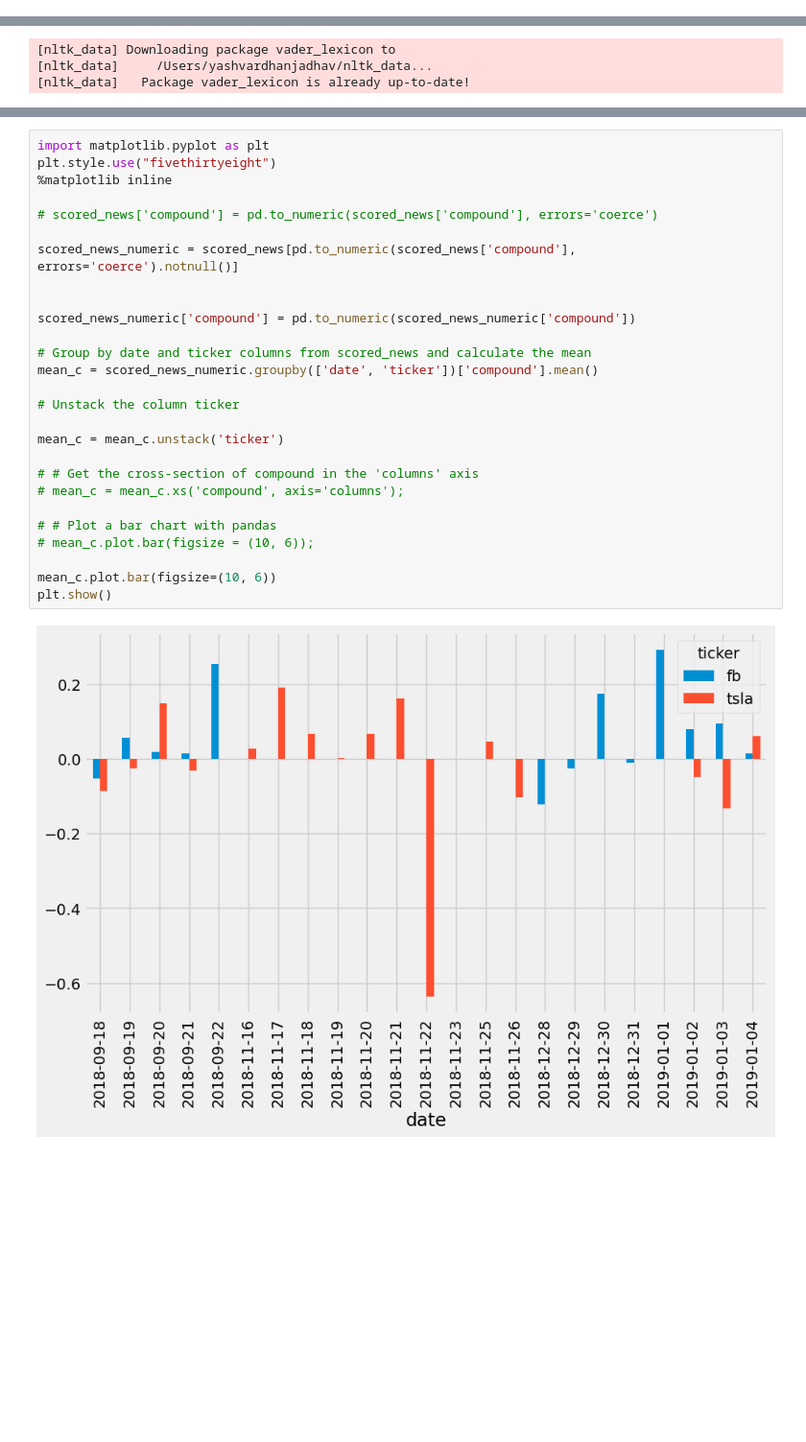
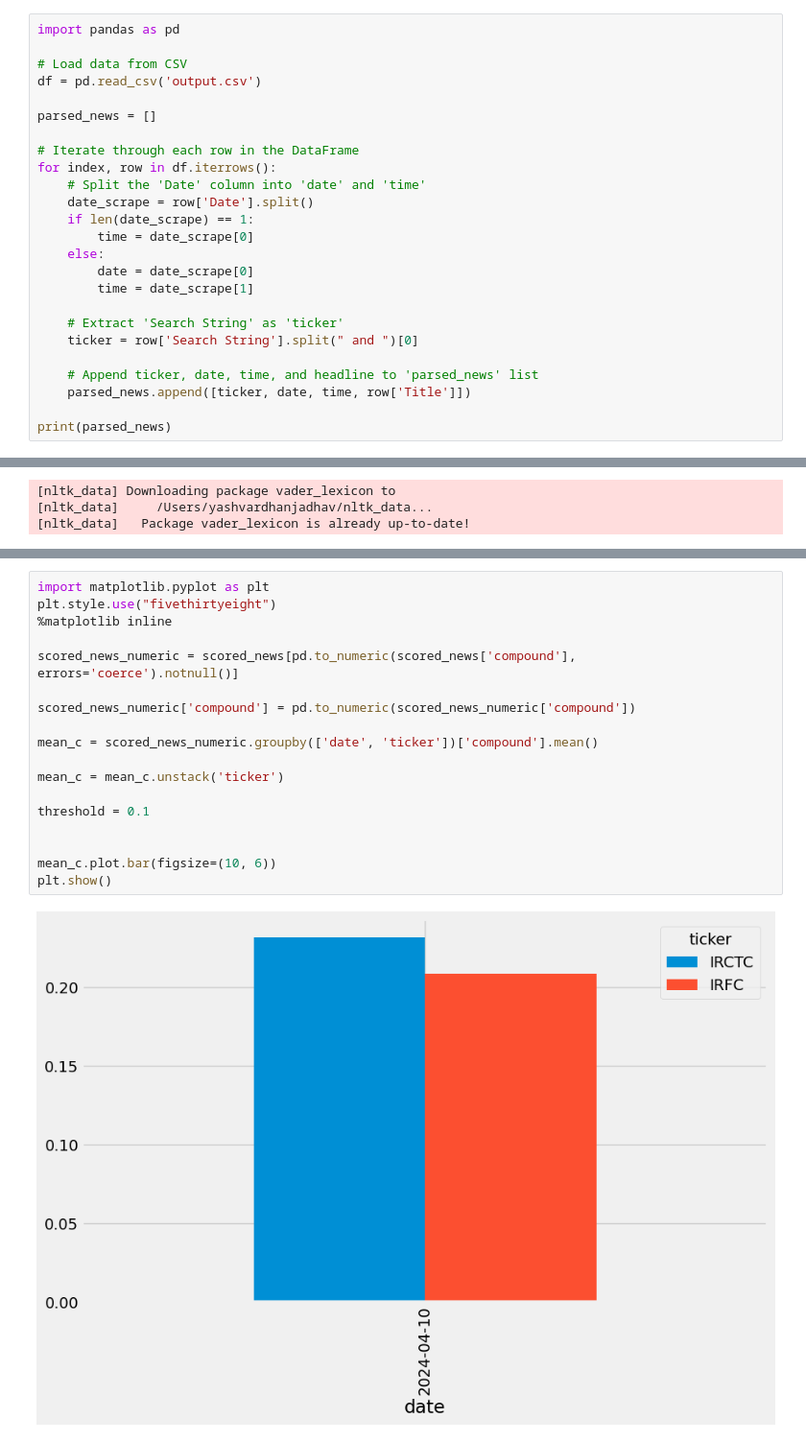
Before and after one commit to yash1302/StockSentimentAnalysis, a Jupyter notebook: notebook.ipynb, the cells around one changed output, grey strips where cells are left out. Shown at 96% size. Cells and saved outputs as stored; diff of their text form; blank space fills up the shorter version.

```diff
--- a/notebook.ipynb
+++ b/notebook.ipynb
@@ -99,0 +1,25 @@ print(parsed_news)
+# %%
+import pandas as pd
+
+# Load data from CSV
+df = pd.read_csv('output.csv')
+
+parsed_news = []
+
+# Iterate through each row in the DataFrame
+for index, row in df.iterrows():
+    # Split the 'Date' column into 'date' and 'time'
+    date_scrape = row['Date'].split()
+    if len(date_scrape) == 1:
+        time = date_scrape[0]
+    else:
+        date = date_scrape[0]
+        time = date_scrape[1]
+
+    # Extract 'Search String' as 'ticker'
+    ticker = row['Search String'].split(" and ")[0]
+
+    # Append ticker, date, time, and headline to 'parsed_news' list
+    parsed_news.append([ticker, date, time, row['Title']])
+
+print(parsed_news)
@@ -182,32 +107,23 @@ print(scored_news.head())
 # %%
 import matplotlib.pyplot as plt
 plt.style.use("fivethirtyeight")
 %matplotlib inline
 
-# scored_news['compound'] = pd.to_numeric(scored_news['compound'], errors='coerce')
-
 scored_news_numeric = scored_news[pd.to_numeric(scored_news['compound'], errors='coerce').notnull()]
-
 
 scored_news_numeric['compound'] = pd.to_numeric(scored_news_numeric['compound'])
 
-# Group by date and ticker columns from scored_news and calculate the mean
 mean_c = scored_news_numeric.groupby(['date', 'ticker'])['compound'].mean()
-
-# Unstack the column ticker
 
 mean_c = mean_c.unstack('ticker')
 
-# # Get the cross-section of compound in the 'columns' axis
-# mean_c = mean_c.xs('compound', axis='columns');
+threshold = 0.1
 
-# # Plot a bar chart with pandas
-# mean_c.plot.bar(figsize = (10, 6));
 
 mean_c.plot.bar(figsize=(10, 6))
 plt.show()
 # %% [output]
-[figure, old version]
+[figure, new version]
 # %%
 # Count the number of headlines in scored_news (store as integer)
 num_news_before = scored_news.headline.count()
```
Also changed, not shown: parts of 9 cells of this notebook, 3 other files.
